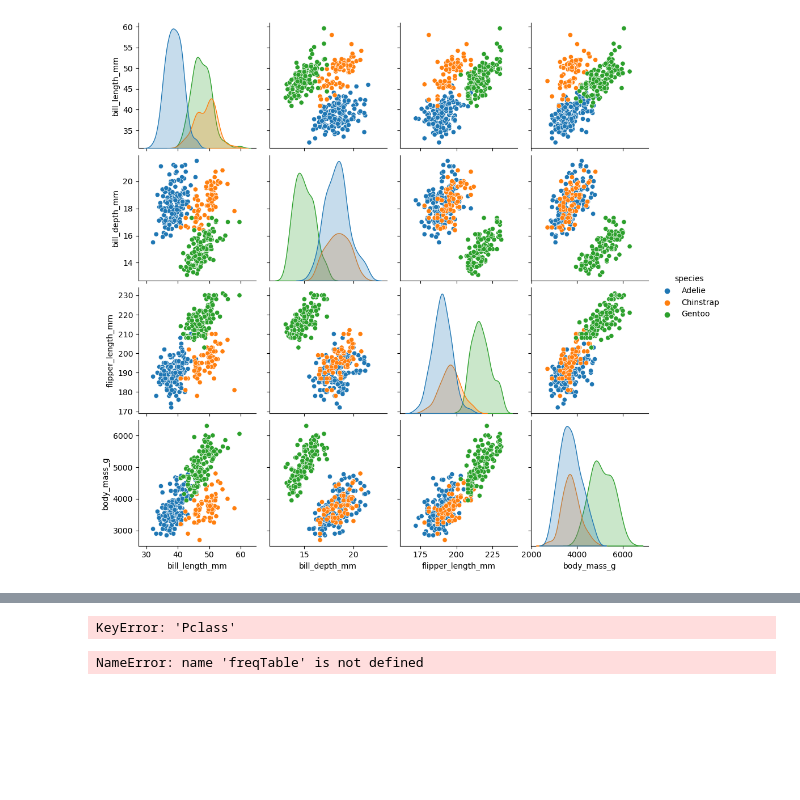
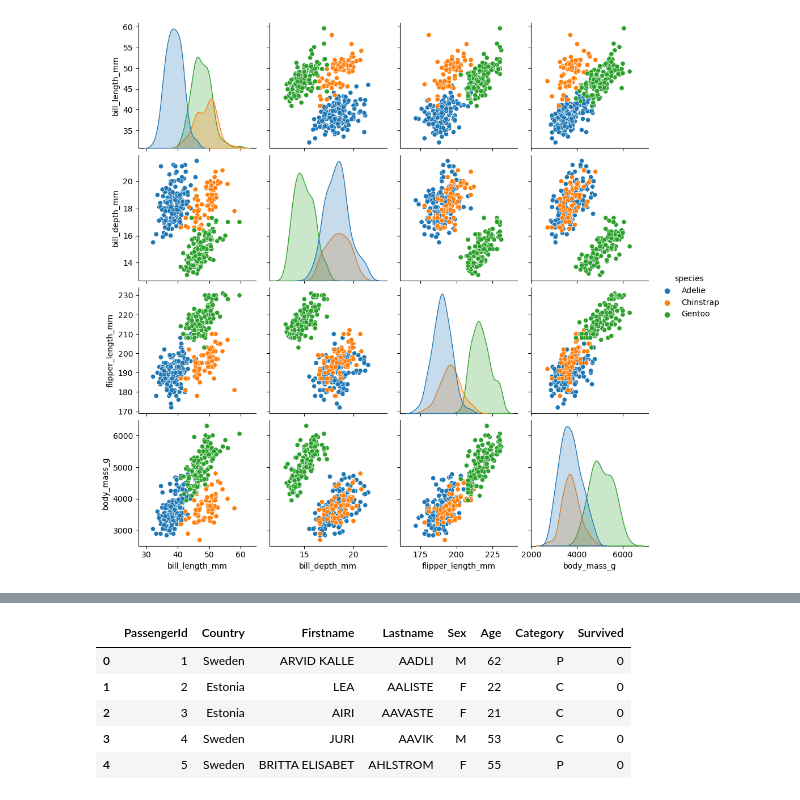
Before and after one commit to calebLSw/AI-1, a Jupyter notebook: Titanic/Titanic.ipynb, the cells around one changed output, grey strips where cells are left out. Cells and saved outputs as stored; diff of their text form; code cells hidden in the pictures; blank space fills up the shorter version.

```diff
--- a/Titanic/Titanic.ipynb
+++ b/Titanic/Titanic.ipynb
@@ -328,25 +324,2 @@ NameError: name 'tips' is not defined
 # %%
 tips = sns.load_dataset("titanic")
-# %%
-passengerClasses = {"First": 0, "Second": 0, "Third": 0}
-for passenger in df["Pclass"]:
-    if passenger == 1:
-        passengerClasses["First"] += 1
-    elif passenger == 2:
-        passengerClasses["Second"] += 1
-    elif passenger == 3:
-        passengerClasses["Third"] += 1
-percentClasses = {"First": (passengerClasses["First"]/len(df))*100,
-                    "Second": (passengerClasses["Second"]/len(df)*100),
-                    "Third": (passengerClasses["Third"]/len(df)*100)
-                 }
-freqTable = {
-    "Classes": ["First", "Second", "Third"],
-    "Percent": [percentClasses["First"], percentClasses["Second"], percentClasses["Third"]]
-}
-# %% [output]
-KeyError: 'Pclass'
-# %%
-sns.barplot(data=freqTable, x="Classes", y="Percent")
-# %% [output]
-NameError: name 'freqTable' is not defined
@@ -352,0 +355,12 @@ NameError: name 'freqTable' is not defined
+# %%
+
+df = pd.read_csv('estonia.csv')
+
+df.head()
+# %% [output]
+|  | PassengerId | Country | Firstname | Lastname | Sex | Age | Category | Survived |
+| 0 | 1 | Sweden | ARVID KALLE | AADLI | M | 62 | P | 0 |
+| 1 | 2 | Estonia | LEA | AALISTE | F | 22 | C | 0 |
+| 2 | 3 | Estonia | AIRI | AAVASTE | F | 21 | C | 0 |
+| 3 | 4 | Sweden | JURI | AAVIK | M | 53 | C | 0 |
+| 4 | 5 | Sweden | BRITTA ELISABET | AHLSTROM | F | 55 | P | 0 |
```
Also changed, not shown: parts of 5 cells of this notebook, 6 other files.
